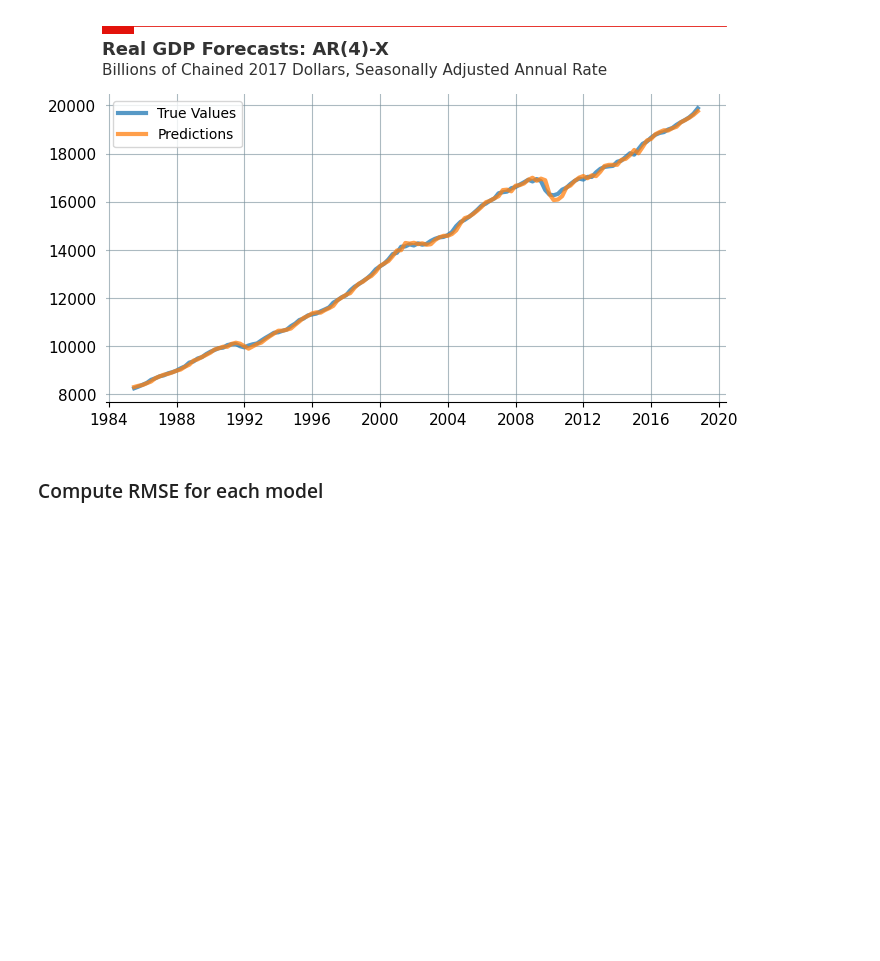
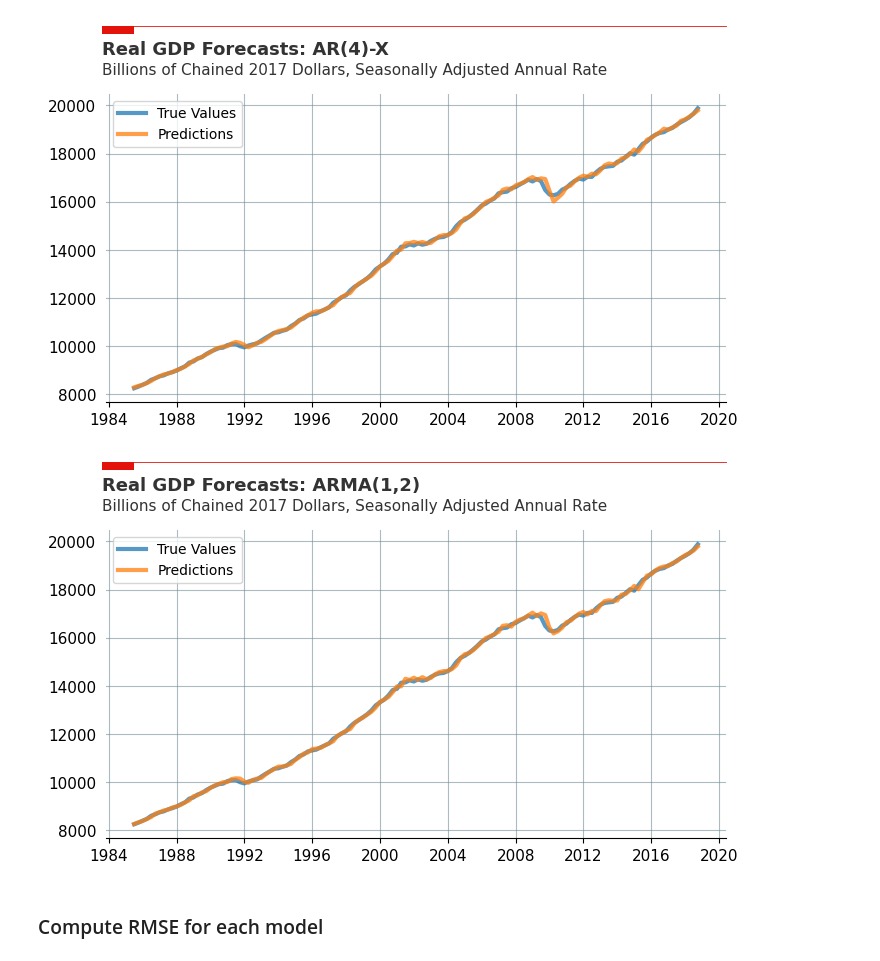
Before and after one commit to giordanovitale/Time-Series-Project, a Jupyter notebook: ts_project.ipynb, the cells around one changed output. Cells and saved outputs as stored; diff of their text form; code cells hidden in the pictures; blank space fills up the shorter version.

```diff
--- a/ts_project.ipynb
+++ b/ts_project.ipynb
@@ -707,6 +709,17 @@ plot('Real GDP Forecasts: AR(4)-X', 'Billions of Chained 2017 Dollars, Seasonall
 plt.savefig('image\Arx_forecasts.png', bbox_inches = 'tight')
 # %% [output]
 [figure]
+# %%
+fig, ax = plt.subplots()
+ax.plot(df['Time'].iloc[100:], df['GDPC1'].iloc[100:], zorder = 2, label = 'True Values', linewidth = 3, alpha = 0.75)
+ax.plot(df['Time'].iloc[100:], arma_GDP_estimates, zorder = 2, label='Predictions', linewidth = 3, alpha = 0.75)
+plt.grid(x)
+plt.legend()
+plt.figure
+plot('Real GDP Forecasts: ARMA(1,2)', 'Billions of Chained 2017 Dollars, Seasonally Adjusted Annual Rate')
+plt.savefig('image\Arma_forecasts.png', bbox_inches = 'tight')
+# %% [output]
+[figure, added]
 # %% [markdown]
 ### Compute RMSE for each model
 # %%
```
Also changed, not shown: parts of 2 cells of this notebook.
